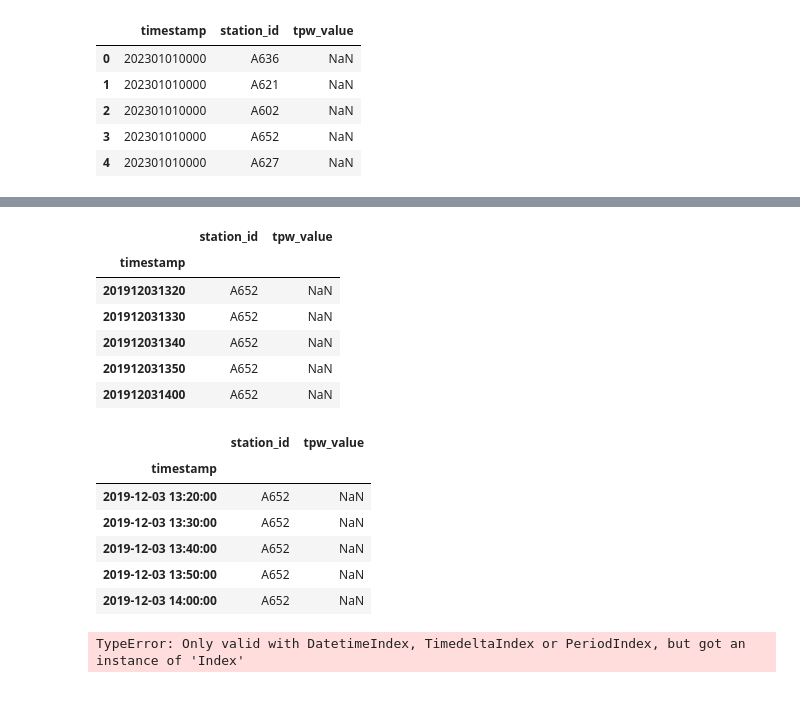
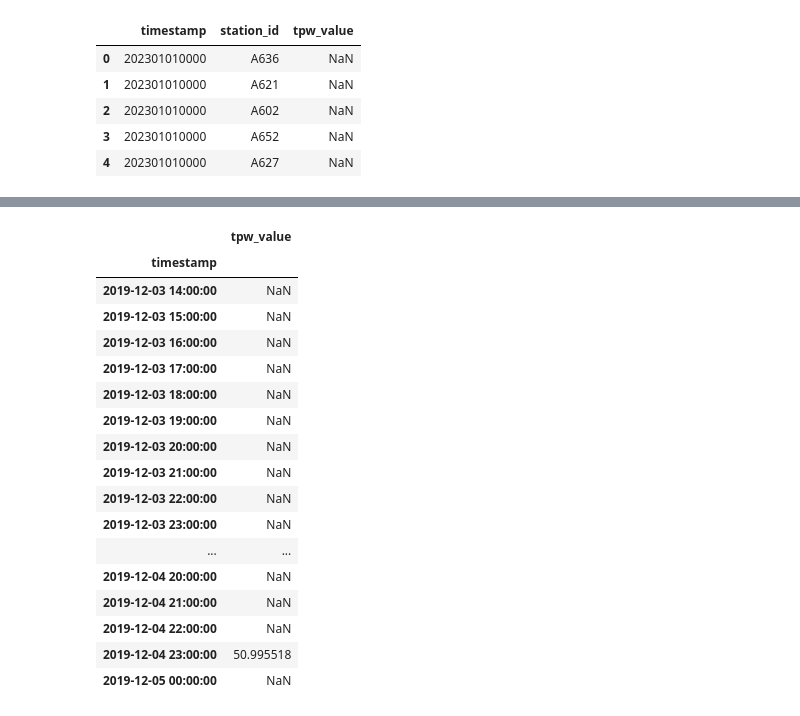
Before and after one commit to NietoCurcio/atmoseer, a Jupyter notebook: notebooks/lafusion.ipynb, the cells around one changed output, grey strips where cells are left out. Drawn from its saved outputs; the diff is of its cells as text; code cells hidden in the pictures.

```diff
--- a/notebooks/lafusion.ipynb
+++ b/notebooks/lafusion.ipynb
@@ -2152,10 +2154,0 @@ Index(['201912031320', '201912031330', '201912031340', '201912031350',
-# %%
-df_A652.head()
-# %% [output]
-|  | station_id | tpw_value |
-| timestamp |  |  |
-| 201912031320 | A652 | NaN |
-| 201912031330 | A652 | NaN |
-| 201912031340 | A652 | NaN |
-| 201912031350 | A652 | NaN |
-| 201912031400 | A652 | NaN |
@@ -2164,17 +2155,23 @@ df_A652.index = pd.to_datetime(df_A652.index)
-# %%
-df_A652.head()
-# %% [output]
-|  | station_id | tpw_value |
-| timestamp |  |  |
-| 2019-12-03 13:20:00 | A652 | NaN |
-| 2019-12-03 13:30:00 | A652 | NaN |
-| 2019-12-03 13:40:00 | A652 | NaN |
-| 2019-12-03 13:50:00 | A652 | NaN |
-| 2019-12-03 14:00:00 | A652 | NaN |
-# %%
-df_A652_hourly = hourly_average_with_nan_handling(df_A652)
-df_A652_hourly.head()
-# %% [output]
-TypeError: Only valid with DatetimeIndex, TimedeltaIndex or PeriodIndex, but got an instance of 'Index'
+# %%
+df_wsoi.head(35)
+# %% [output]
+|  | tpw_value |
+| timestamp |  |
+| 2019-12-03 14:00:00 | NaN |
+| 2019-12-03 15:00:00 | NaN |
+| 2019-12-03 16:00:00 | NaN |
+| 2019-12-03 17:00:00 | NaN |
+| 2019-12-03 18:00:00 | NaN |
+| 2019-12-03 19:00:00 | NaN |
+| 2019-12-03 20:00:00 | NaN |
+| 2019-12-03 21:00:00 | NaN |
+| 2019-12-03 22:00:00 | NaN |
+| 2019-12-03 23:00:00 | NaN |
+| ... | ... |
+| 2019-12-04 20:00:00 | NaN |
+| 2019-12-04 21:00:00 | NaN |
+| 2019-12-04 22:00:00 | NaN |
+| 2019-12-04 23:00:00 | 50.995518 |
+| 2019-12-05 00:00:00 | NaN |
 # %%
 import pandas as pd
```
Also changed, not shown: parts of 6 cells of this notebook, 13 other files.
